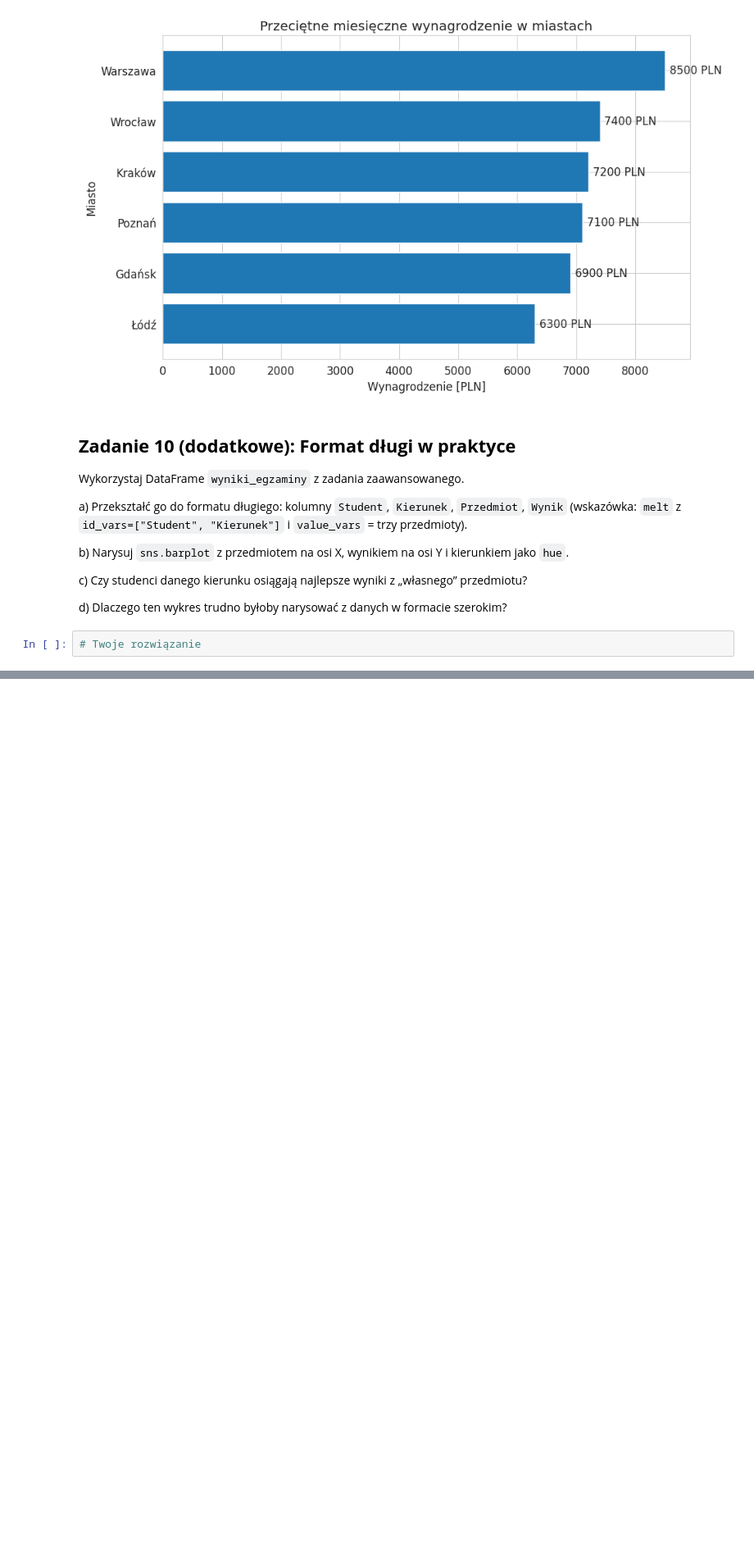
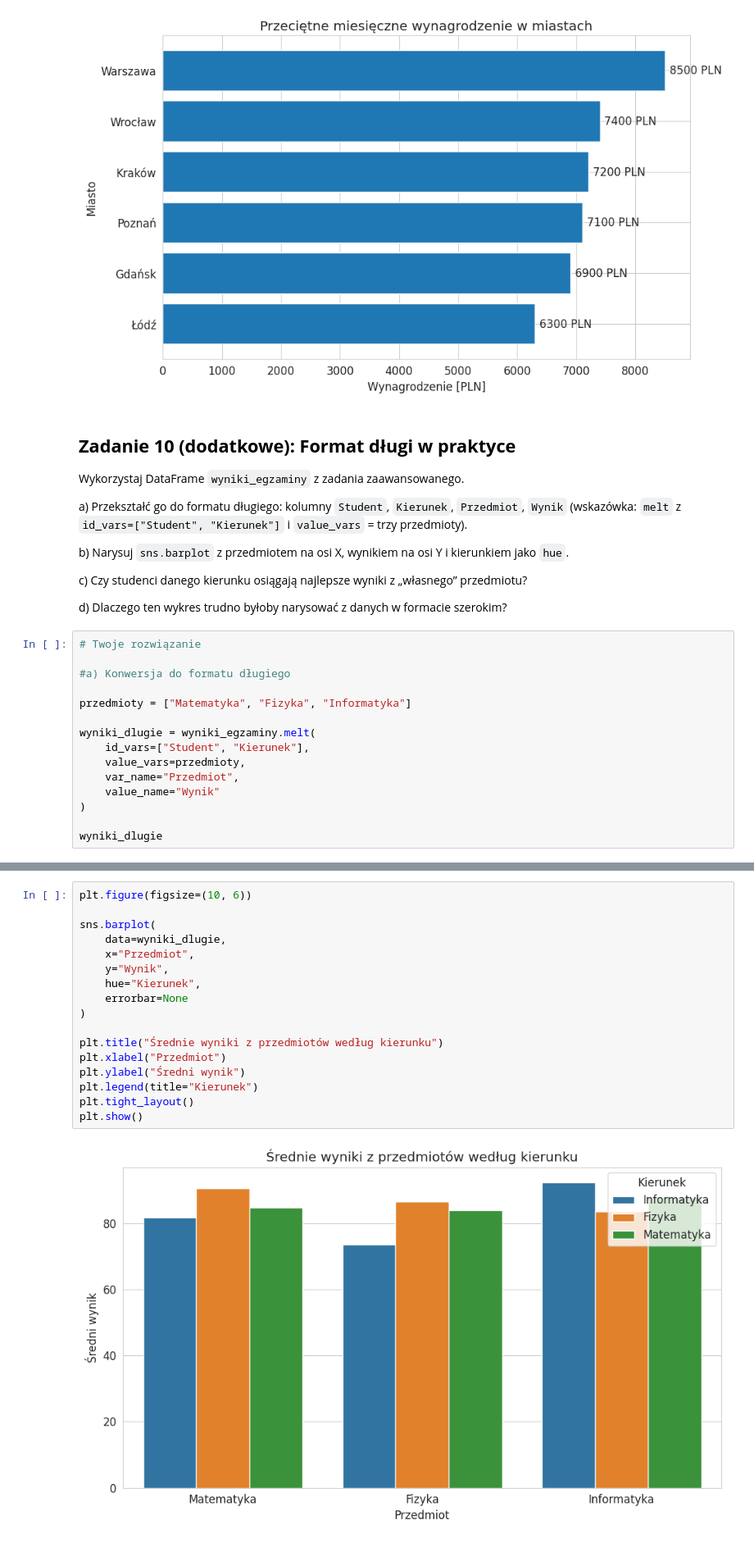
Before and after one commit to chudini-creator/Eksploracja-danych, a Jupyter notebook: Lab2_pandas_wizualizacja (1).ipynb, the cells around one changed output, grey strips where cells are left out. Shown at 82% size. Cells and saved outputs as stored; diff of their text form; blank space fills up the shorter version.

```diff
--- a/Lab2_pandas_wizualizacja (1).ipynb
+++ b/Lab2_pandas_wizualizacja (1).ipynb
@@ -1243,3 +1243,16 @@ c) Czy studenci danego kierunku osiągają najlepsze wyniki z „własnego” pr
 d) Dlaczego ten wykres trudno byłoby narysować z danych w formacie szerokim?
 # %%
 # Twoje rozwiązanie
+
+#a) Konwersja do formatu długiego
+
+przedmioty = ["Matematyka", "Fizyka", "Informatyka"]
+
+wyniki_dlugie = wyniki_egzaminy.melt(
+    id_vars=["Student", "Kierunek"],
+    value_vars=przedmioty,
+    var_name="Przedmiot",
+    value_name="Wynik"
+)
+
+wyniki_dlugie
@@ -1245,0 +1277,19 @@ d) Dlaczego ten wykres trudno byłoby narysować z danych w formacie szerokim?
+# %%
+plt.figure(figsize=(10, 6))
+
+sns.barplot(
+    data=wyniki_dlugie,
+    x="Przedmiot",
+    y="Wynik",
+    hue="Kierunek",
+    errorbar=None
+)
+
+plt.title("Średnie wyniki z przedmiotów według kierunku")
+plt.xlabel("Przedmiot")
+plt.ylabel("Średni wynik")
+plt.legend(title="Kierunek")
+plt.tight_layout()
+plt.show()
+# %% [output]
+[figure, added]
```
Also changed, not shown: parts of 8 cells of this notebook.
